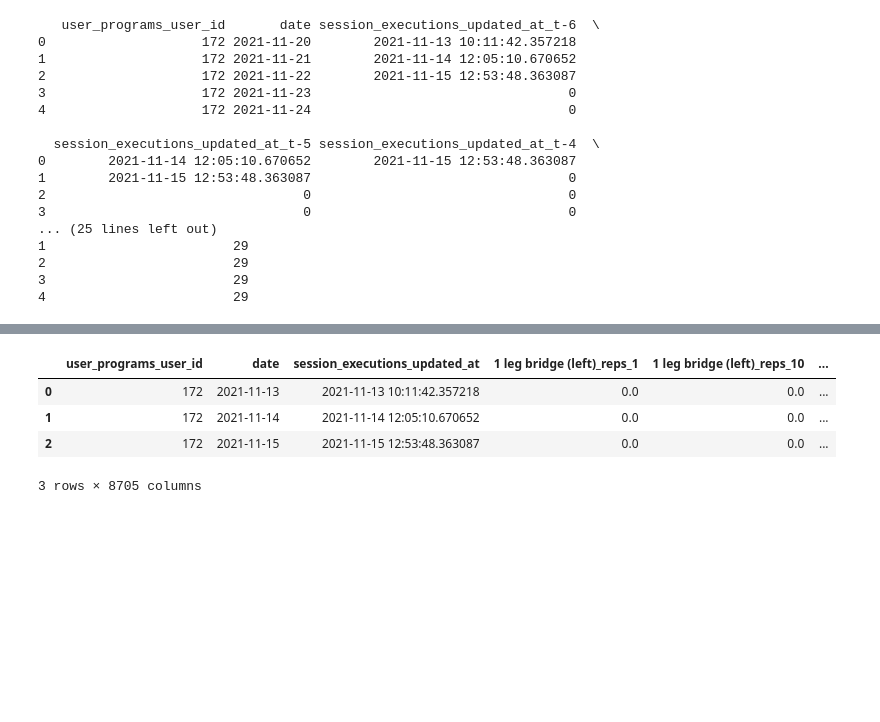
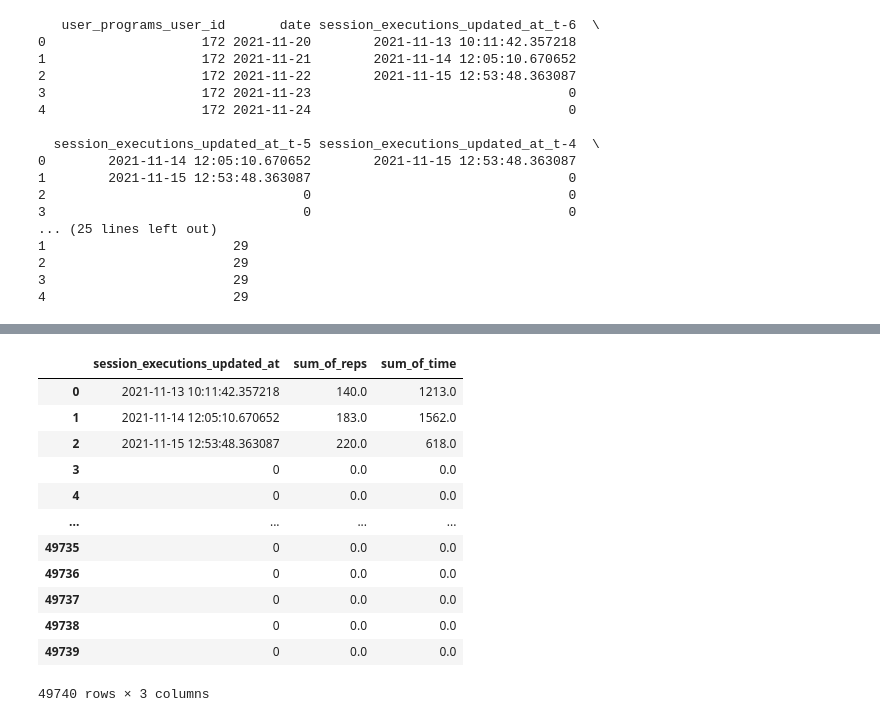
Before and after one commit to evidadeusto/mhunters, a Jupyter notebook: analysis_oscar_preprocessing/AI_models.ipynb, the cells around one changed output, grey strips where cells are left out. Cells and saved outputs as stored; diff of their text form; code cells hidden in the pictures; blank space fills up the shorter version.

```diff
--- a/analysis_oscar_preprocessing/AI_models.ipynb
+++ b/analysis_oscar_preprocessing/AI_models.ipynb
@@ -583,8 +593,16 @@ ts_df_multistep_single_variable.head()
-# %%
-completed_data_30days.head(3)
-# %% [output]
-|  | user_programs_user_id | date | session_executions_updated_at | 1 leg bridge (left)_reps_1 | 1 leg bridge (left)_reps_10 | ... |
-| 0 | 172 | 2021-11-13 | 2021-11-13 10:11:42.357218 | 0.0 | 0.0 | ... |
-| 1 | 172 | 2021-11-14 | 2021-11-14 12:05:10.670652 | 0.0 | 0.0 | ... |
-| 2 | 172 | 2021-11-15 | 2021-11-15 12:53:48.363087 | 0.0 | 0.0 | ... |
-3 rows × 8705 columns
+# %%
+completed_data_30days[['session_executions_updated_at', 'sum_of_reps','sum_of_time']]
+# %% [output]
+|  | session_executions_updated_at | sum_of_reps | sum_of_time |
+| 0 | 2021-11-13 10:11:42.357218 | 140.0 | 1213.0 |
+| 1 | 2021-11-14 12:05:10.670652 | 183.0 | 1562.0 |
+| 2 | 2021-11-15 12:53:48.363087 | 220.0 | 618.0 |
+| 3 | 0 | 0.0 | 0.0 |
+| 4 | 0 | 0.0 | 0.0 |
+| ... | ... | ... | ... |
+| 49735 | 0 | 0.0 | 0.0 |
+| 49736 | 0 | 0.0 | 0.0 |
+| 49737 | 0 | 0.0 | 0.0 |
+| 49738 | 0 | 0.0 | 0.0 |
+| 49739 | 0 | 0.0 | 0.0 |
+49740 rows × 3 columns
```
Also changed, not shown: parts of 8 cells of this notebook.
